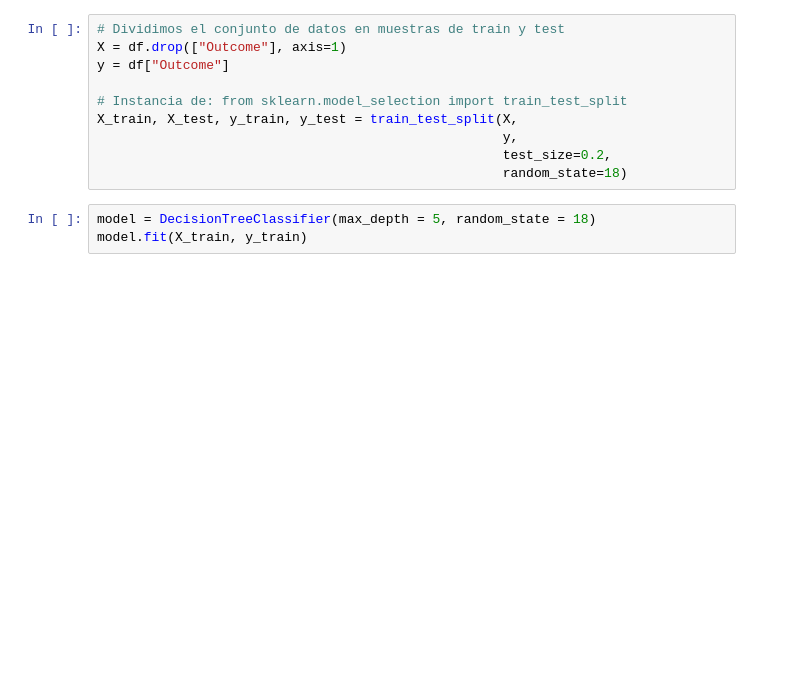
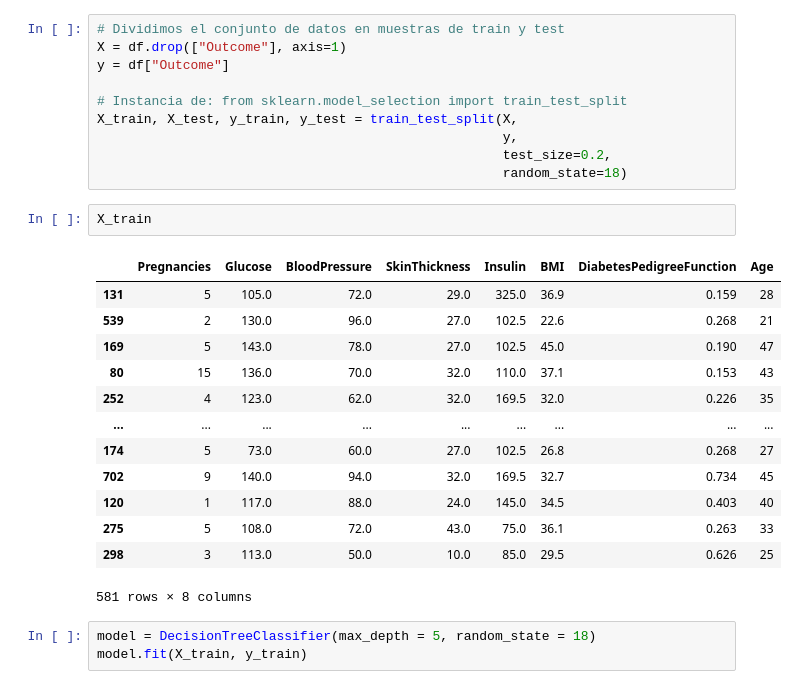
Before and after one commit to 4GeeksAcademy/AnthonnyMal-Machine-Learnig, a Jupyter notebook: src/04-decision-tree-diabetes.ipynb, the cells around one changed output. Cells and saved outputs as stored; diff of their text form; blank space fills up the shorter version.

```diff
--- a/src/04-decision-tree-diabetes.ipynb
+++ b/src/04-decision-tree-diabetes.ipynb
@@ -40,6 +40,22 @@ X_train, X_test, y_train, y_test = train_test_split(X,
                                                     y,
                                                     test_size=0.2,
                                                     random_state=18)
+# %%
+X_train
+# %% [output]
+|  | Pregnancies | Glucose | BloodPressure | SkinThickness | Insulin | BMI | DiabetesPedigreeFunction | Age |
+| 131 | 5 | 105.0 | 72.0 | 29.0 | 325.0 | 36.9 | 0.159 | 28 |
+| 539 | 2 | 130.0 | 96.0 | 27.0 | 102.5 | 22.6 | 0.268 | 21 |
+| 169 | 5 | 143.0 | 78.0 | 27.0 | 102.5 | 45.0 | 0.190 | 47 |
+| 80 | 15 | 136.0 | 70.0 | 32.0 | 110.0 | 37.1 | 0.153 | 43 |
+| 252 | 4 | 123.0 | 62.0 | 32.0 | 169.5 | 32.0 | 0.226 | 35 |
+| ... | ... | ... | ... | ... | ... | ... | ... | ... |
+| 174 | 5 | 73.0 | 60.0 | 27.0 | 102.5 | 26.8 | 0.268 | 27 |
+| 702 | 9 | 140.0 | 94.0 | 32.0 | 169.5 | 32.7 | 0.734 | 45 |
+| 120 | 1 | 117.0 | 88.0 | 24.0 | 145.0 | 34.5 | 0.403 | 40 |
+| 275 | 5 | 108.0 | 72.0 | 43.0 | 75.0 | 36.1 | 0.263 | 33 |
+| 298 | 3 | 113.0 | 50.0 | 10.0 | 85.0 | 29.5 | 0.626 | 25 |
+581 rows × 8 columns
 # %%
 model = DecisionTreeClassifier(max_depth = 5, random_state = 18)
 model.fit(X_train, y_train)
```
Also changed, not shown: parts of 7 cells of this notebook.
